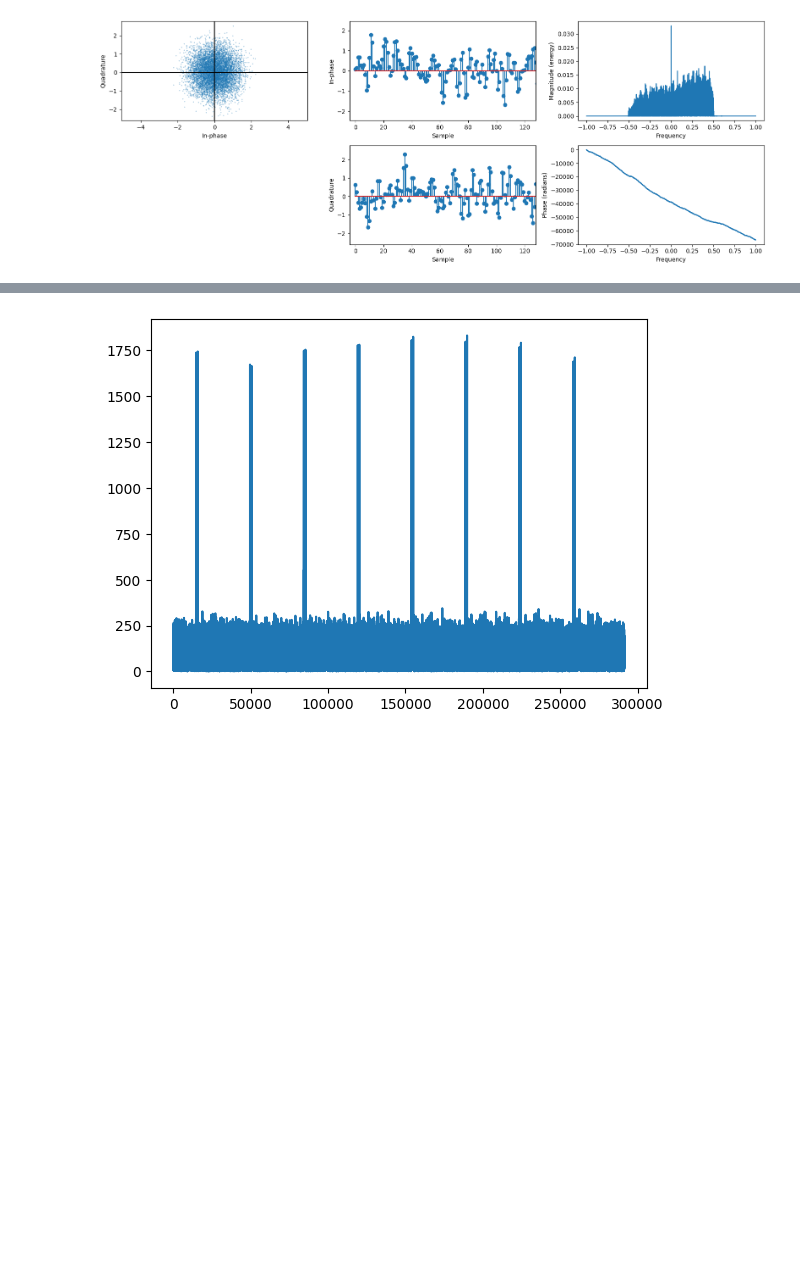
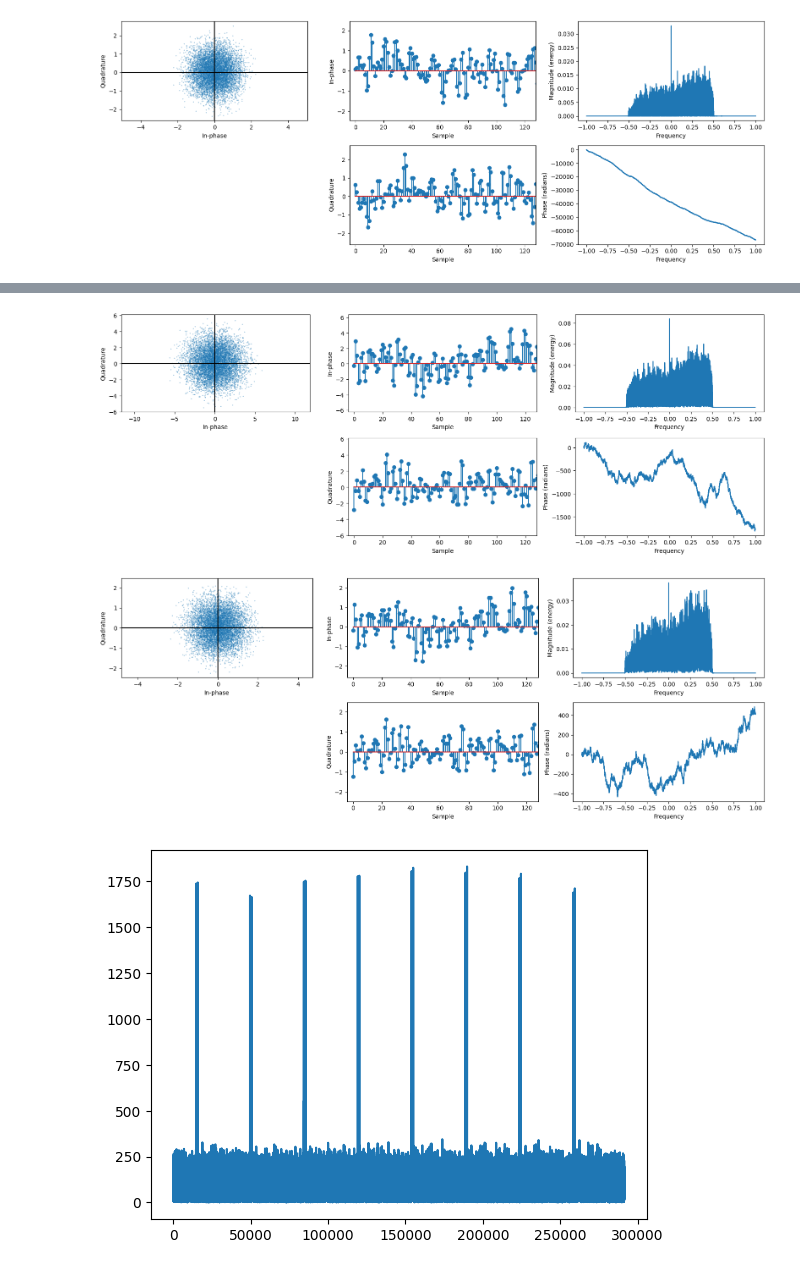
Before and after one commit to antroseco/fibre-sim, a Jupyter notebook: lab_data_alamouti.ipynb, the cells around one changed output, grey strips where cells are left out. Cells and saved outputs as stored; diff of their text form; code cells hidden in the pictures; blank space fills up the shorter version.

```diff
--- a/lab_data_alamouti.ipynb
+++ b/lab_data_alamouti.ipynb
@@ -156,3 +174,9 @@ plot_signal(rx_pf)
+# %%
+plot_signal(rr)
+plot_signal(rx_pf[33510:2**15 + 33510])
+# %% [output]
+[figure, added]
+[figure, added]
 # %%
 plt.plot(np.abs(np.correlate(rx_pf[::2], qpsk_sync)));
 # %% [output]
```
Also changed, not shown: parts of 11 cells of this notebook, 1 other file.
